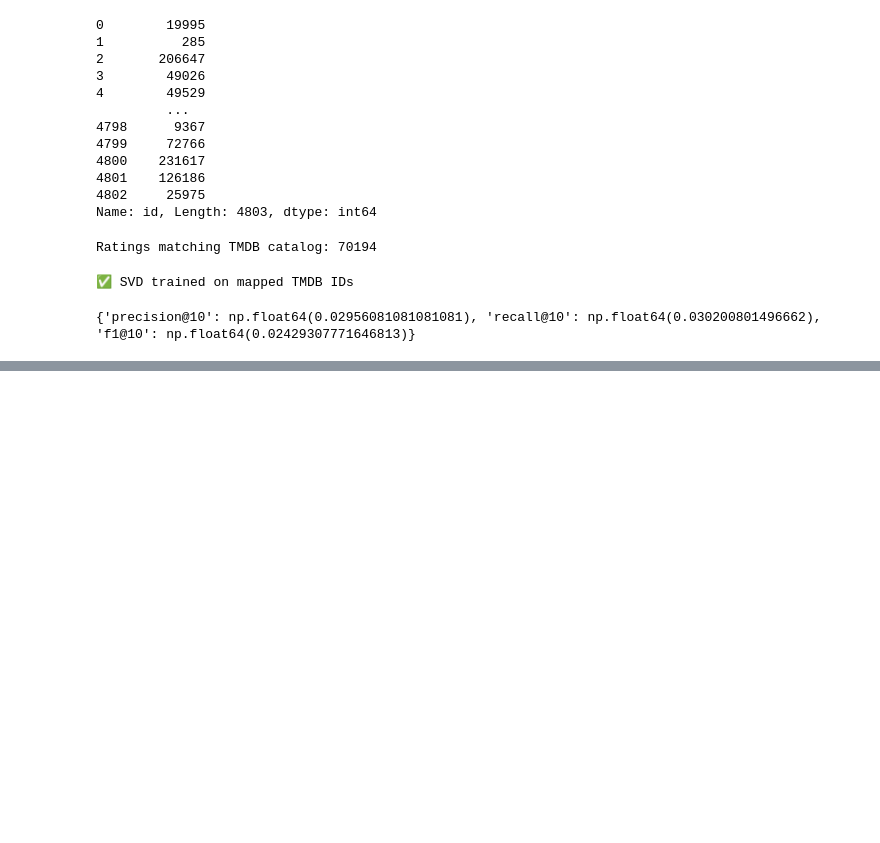
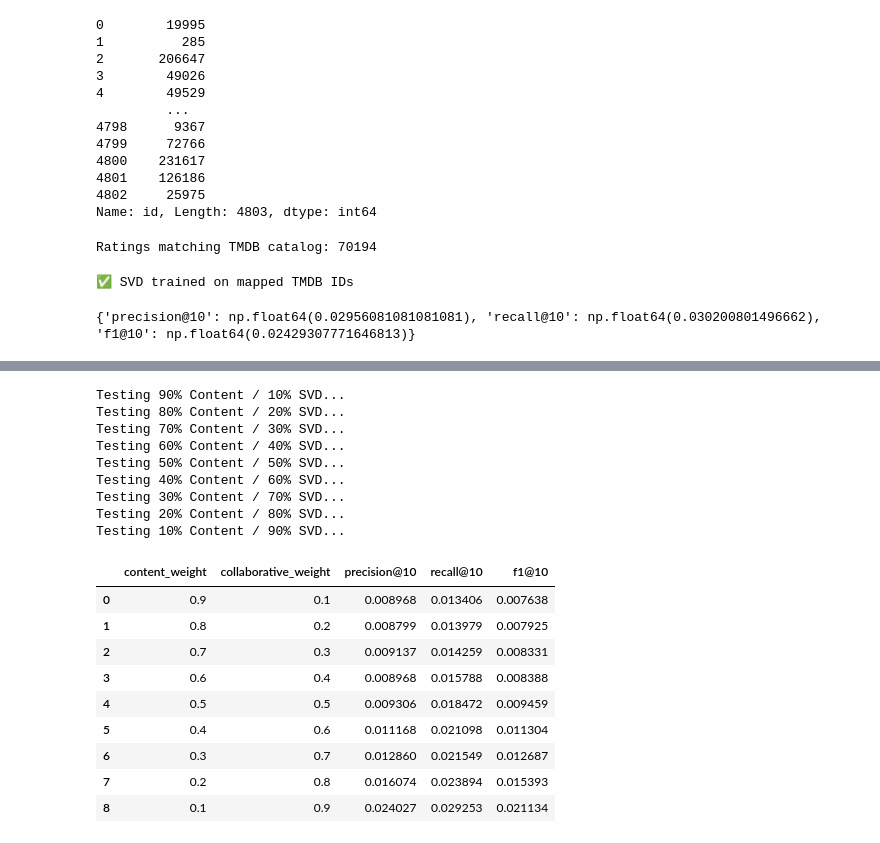
Before and after one commit to mulumbakakumba-cpu/movie-recommender, a Jupyter notebook: notebooks/04_model_evaluation.ipynb, the cells around one changed output, grey strips where cells are left out. Saved outputs shown, nothing was run; the diff lists cells and outputs as text; code cells hidden in the pictures; blank space fills up the shorter version.

```diff
--- a/notebooks/04_model_evaluation.ipynb
+++ b/notebooks/04_model_evaluation.ipynb
@@ -541,0 +1281,11 @@ print(svd_metrics)
+# %%
+def get_hybrid_scores(
+    user_id,
+    train_ratings,
+    df,
+    tfidf_matrix,
+    svd_model,
+    content_weight=0.6,
+    collaborative_weight=0.4
+):
+    ...
@@ -541,0 +1554,59 @@ print(svd_metrics)
+# %%
+weights = [
+    (0.9, 0.1),
+    (0.8, 0.2),
+    (0.7, 0.3),
+    (0.6, 0.4),
+    (0.5, 0.5),
+    (0.4, 0.6),
+    (0.3, 0.7),
+    (0.2, 0.8),
+    (0.1, 0.9),
+]
+
+results = []
+
+for content_weight, collaborative_weight in weights:
+
+    print(
+        f"Testing {content_weight:.0%} "
+        f"Content / {collaborative_weight:.0%} SVD..."
+    )
+
+    result = evaluate_hybrid_at_k(
+        content_weight=content_weight,
+        collaborative_weight=collaborative_weight,
+        train_ratings=train_ratings,
+        test_df=test_df,
+        df=df,
+        tfidf_matrix=tfidf_matrix,
+        svd_model=svd_model,
+        k=10,
+        threshold=4.0
+    )
+
+    results.append(result)
+
+results_df = pd.DataFrame(results)
+
+display(results_df)
+# %% [output]
+Testing 90% Content / 10% SVD...
+Testing 80% Content / 20% SVD...
+Testing 70% Content / 30% SVD...
+Testing 60% Content / 40% SVD...
+Testing 50% Content / 50% SVD...
+Testing 40% Content / 60% SVD...
+Testing 30% Content / 70% SVD...
+Testing 20% Content / 80% SVD...
+Testing 10% Content / 90% SVD...
+|  | content_weight | collaborative_weight | precision@10 | recall@10 | f1@10 |
+| 0 | 0.9 | 0.1 | 0.008968 | 0.013406 | 0.007638 |
+| 1 | 0.8 | 0.2 | 0.008799 | 0.013979 | 0.007925 |
+| 2 | 0.7 | 0.3 | 0.009137 | 0.014259 | 0.008331 |
+| 3 | 0.6 | 0.4 | 0.008968 | 0.015788 | 0.008388 |
+| 4 | 0.5 | 0.5 | 0.009306 | 0.018472 | 0.009459 |
+| 5 | 0.4 | 0.6 | 0.011168 | 0.021098 | 0.011304 |
+| 6 | 0.3 | 0.7 | 0.012860 | 0.021549 | 0.012687 |
+| 7 | 0.2 | 0.8 | 0.016074 | 0.023894 | 0.015393 |
+| 8 | 0.1 | 0.9 | 0.024027 | 0.029253 | 0.021134 |
```
Also changed, not shown: parts of 44 cells of this notebook.
